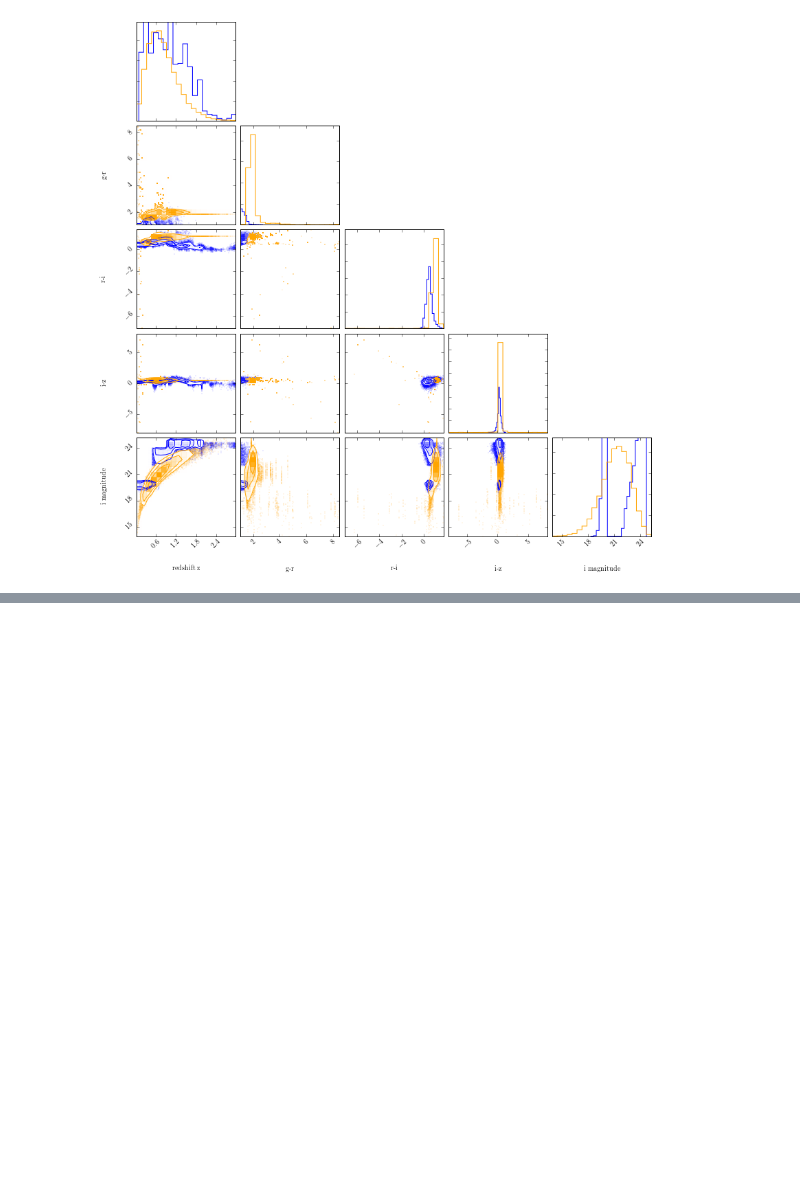
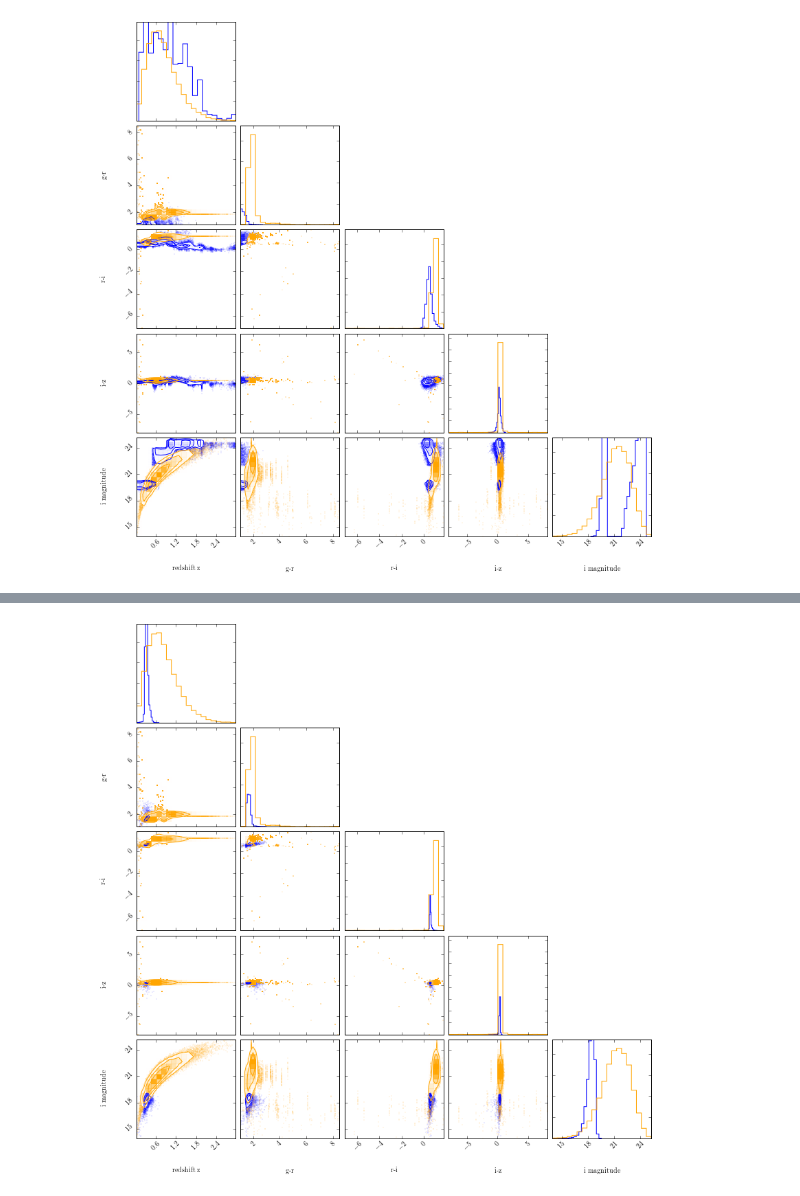
Before and after one commit to drphilmarshall/OM10, a Jupyter notebook: notebooks/issue22_LRG_position_matching.ipynb, the cells around one changed output, grey strips where cells are left out. Drawn from its saved outputs; the diff is of its cells as text; code cells hidden in the pictures; blank space fills up the shorter version.

Commit message:
Looked at SDSS LRG catalog, found it only contains very bright galaxies... #22

```diff
--- a/notebooks/issue22_LRG_position_matching.ipynb
+++ b/notebooks/issue22_LRG_position_matching.ipynb
@@ -137,0 +144,28 @@ Good: now we can edit the `db.assign_positions()` method to use the painted-on c
+# %%
+db = om10.DB(catalog=os.path.expandvars("$OM10_DIR/data/qso_mock.fits"))
+data = np.loadtxt(os.path.expandvars("$OM10_DIR/data/SDSS_LRGs.txt"))
+db.paint(lrg_input_cat='$OM10_DIR/data/LRGo.txt',qso_input_cat='$OM10_DIR/data/QSOo.txt')
+# %%
+gr = data[:,4] - data[:,5]
+ri = data[:,5] - data[:,6]
+iz = data[:,6] - data[:,7]
+i = data[:,6]
+z = data[:,2]
+
+# Clean out extreme colors in SDSS sample:
+index = np.where((np.abs(gr)<3.0)*(np.abs(ri)<3.0)*(np.abs(iz)<3.0))
+
+plot_of_colors = np.array([z[index], gr[index], ri[index], iz[index], i[index]]).transpose()
+
+# Make overlay from painted OM10 db:
+overlay = np.array([db.sample['ZLENS'], \
+                    db.sample['MAGG_LENS']-db.sample['MAGR_LENS'], \
+                    db.sample['MAGR_LENS']-db.sample['MAGI_LENS'], \
+                    db.sample['MAGI_LENS']-db.sample['MAGZ_LENS'], \
+                    db.sample['MAGI_LENS']]).transpose()
+
+# Plot with overlay:
+fig = triangle.corner(plot_of_colors,labels=['redshift z','g-r','r-i','i-z','i magnitude'],color='Blue')
+_ = triangle.corner(overlay,color='orange',fig=fig)
+# %% [output]
+[figure, added]
```
Also changed, not shown: parts of 6 cells of this notebook.
